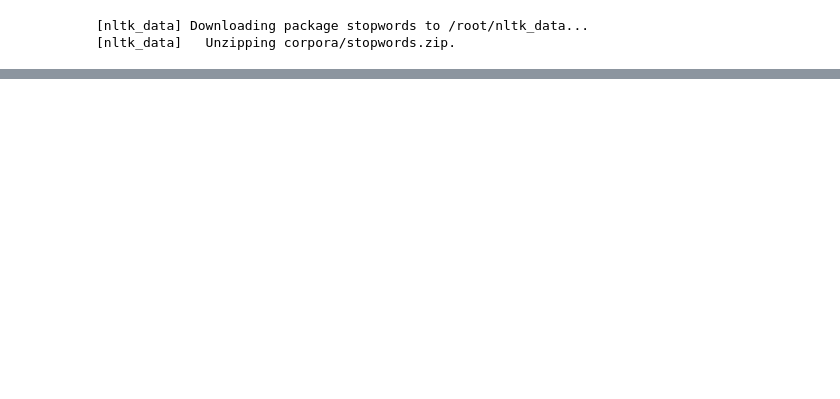
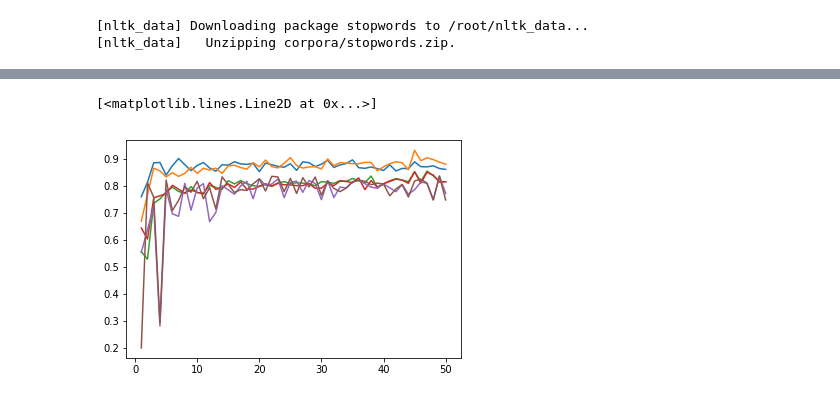
Before and after one commit to MaximeKan/Semi-Supervised, a Jupyter notebook: Identify_sequels.ipynb, the cells around one changed output, grey strips where cells are left out. Cells and saved outputs as stored; diff of their text form; code cells hidden in the pictures; blank space fills up the shorter version.

Commit message:
Added a comparison supervised / unsupervised by size of train set

```diff
--- a/Identify_sequels.ipynb
+++ b/Identify_sequels.ipynb
@@ -555,0 +470,38 @@ n_training = 1
+# %%
+def balanced_train_test_split(X, y, n_training):
+
+  positive_X = X[y == 1]
+  negative_X = X[y == 0]
+  positive_y = y[y == 1]
+  negative_y = y[y == 0]
+
+  if n_training > min(len(positive_y), len(negative_y)):
+    raise ValueError('n_training larger than number of positives or negatives in the dataset')
+
+  positive_train_indices = np.random.choice(len(positive_y), n_training, replace = False)
+  negative_train_indices = np.random.choice(len(negative_y), n_training, replace = False)
+  positive_test_indices = np.array([i for i in range(len(positive_y)) if i not in positive_train_indices])
+  negative_test_indices = np.array([i for i in range(len(negative_y)) if i not in negative_train_indices])
+
+  X_train = pd.concat([positive_X.iloc[positive_train_indices], negative_X.iloc[negative_train_indices]], axis = 0)
+  X_test = pd.concat([positive_X.iloc[positive_test_indices], negative_X.iloc[negative_test_indices]], axis = 0)
+  y_train = pd.concat([positive_y.iloc[positive_train_indices], negative_y.iloc[negative_train_indices]], axis = 0)
+  y_test = pd.concat([positive_y.iloc[positive_test_indices], negative_y.iloc[negative_test_indices]], axis = 0)
+
+  return X_train, X_test, y_train, y_test
+# %%
+from sklearn.metrics.pairwise import check_pairwise_arrays, euclidean_distances
+from sklearn.semi_supervised import LabelPropagation, LabelSpreading
+
+
+def rbf_kernel_safe(X, Y=None, gamma=None):
+
+      X, Y = check_pairwise_arrays(X, Y)
+      if gamma is None:
+          gamma = 1.0 / X.shape[1]
+
+      K = euclidean_distances(X, Y, squared=True)
+      K *= -gamma
+      K -= K.max() # Change to the sklearn implementation
+      np.exp(K, K)
+      return K
@@ -555,0 +569,10 @@ n_training = 1
+# %%
+plt.plot(n_training_list, RFC_score_list)
+plt.plot(n_training_list, LR_score_list)
+plt.plot(n_training_list, LP_score_list)
+plt.plot(n_training_list, LS_score_list)
+plt.plot(n_training_list, LP_more_unlabeled_list)
+plt.plot(n_training_list, LS_more_unlabeled_list)
+# %% [output]
+[<matplotlib.lines.Line2D at 0x...>]
+[figure, added]
```
Also changed, not shown: parts of 29 cells of this notebook.
